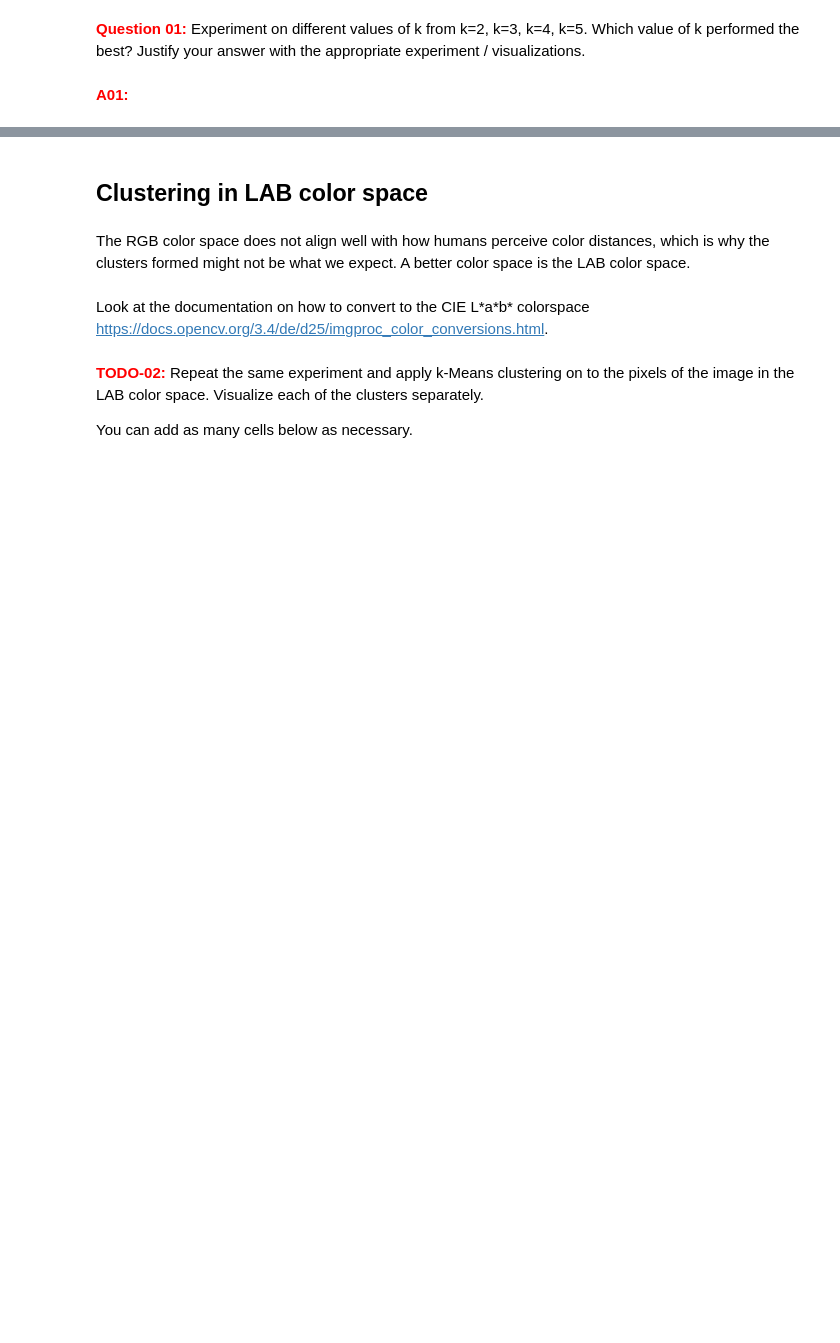
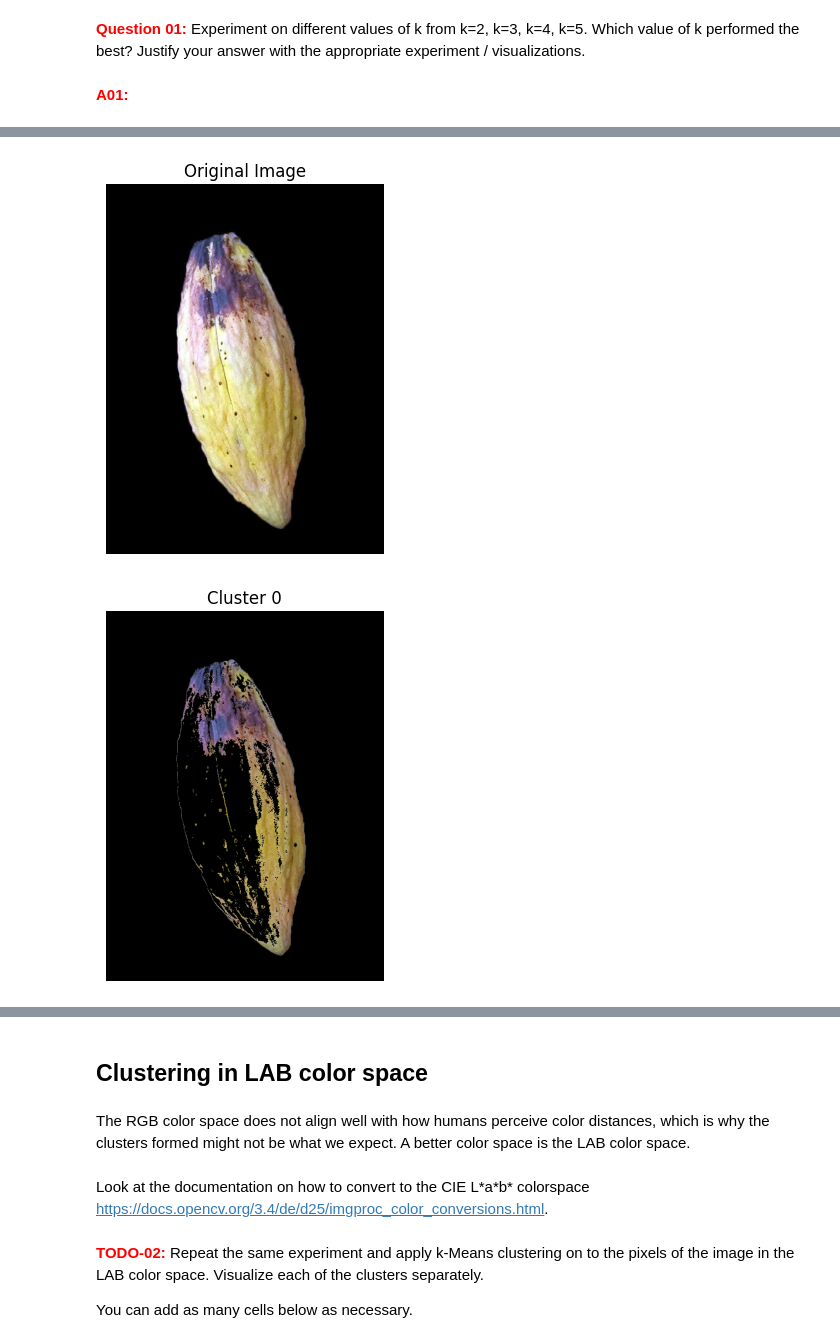
Before and after one commit to ningerdinger/KTAI2, a Jupyter notebook: 2.2 - Computer Vision.ipynb, the cells around one changed output, grey strips where cells are left out. Cells and saved outputs as stored; diff of their text form; code cells hidden in the pictures; blank space fills up the shorter version.

```diff
--- a/2.2 - Computer Vision.ipynb
+++ b/2.2 - Computer Vision.ipynb
@@ -67,0 +158,5 @@ You can add as many cells below as necessary.
+# %%
+visualize_clusters("cacao_pod_2.png", k=3)
+# %% [output]
+[figure, added]
+[figure, added]
```
Also changed, not shown: parts of 11 cells of this notebook.
